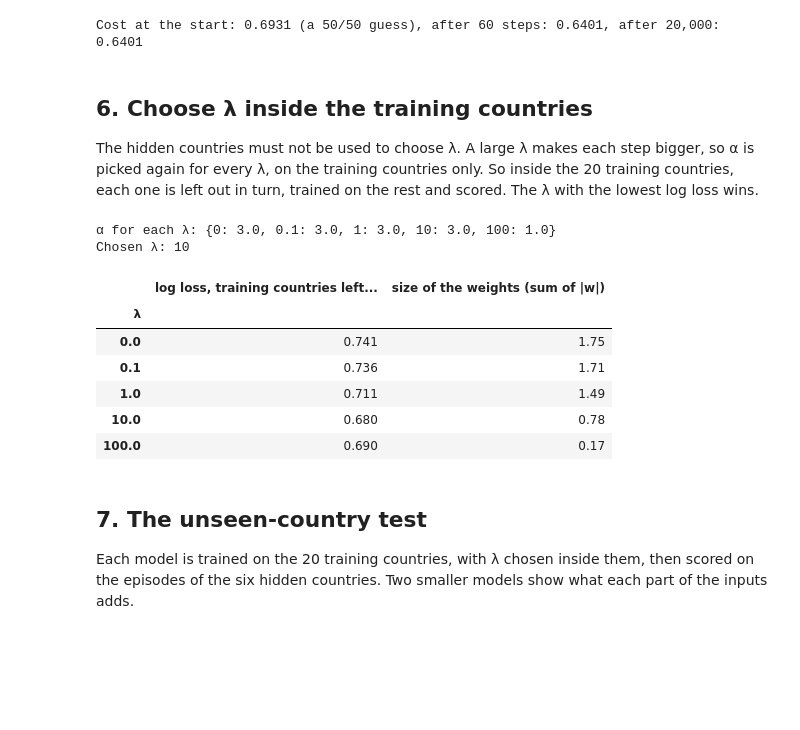
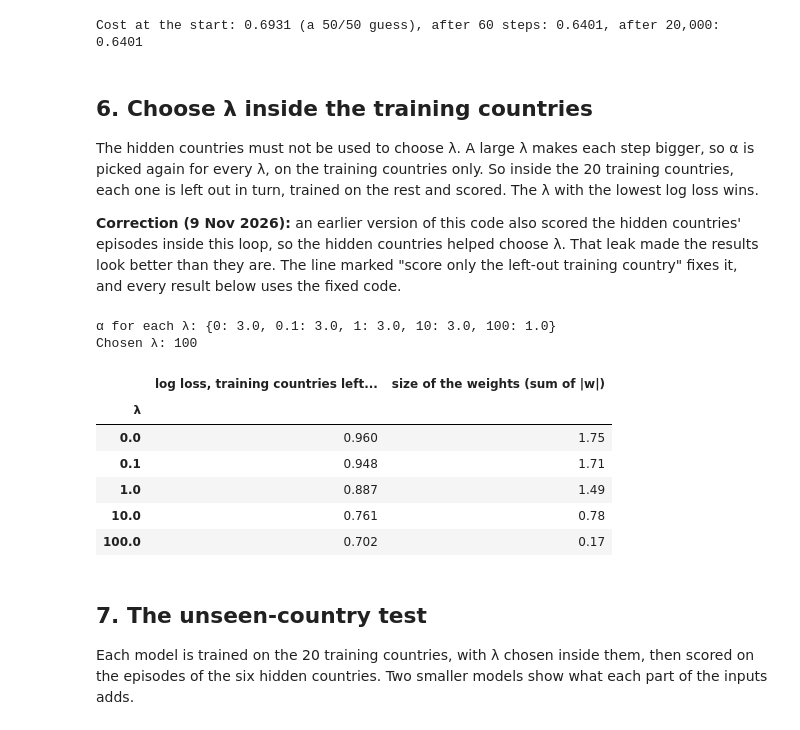
Before and after one commit to penelopemichou/austerity-ml, a Jupyter notebook: notebooks/ML03_logistic_regression_episode_classifier.ipynb, the cells around one changed output. Drawn from its saved outputs; the diff is of its cells as text; code cells hidden in the pictures; blank space fills up the shorter version.

```diff
--- a/notebooks/ML03_logistic_regression_episode_classifier.ipynb
+++ b/notebooks/ML03_logistic_regression_episode_classifier.ipynb
@@ -240,6 +242,8 @@ Cost at the start: 0.6931 (a 50/50 guess), after 60 steps: 0.6401, after 20,000:
 ## 6. Choose λ inside the training countries
 
 The hidden countries must not be used to choose λ. A large λ makes each step bigger, so α is picked again for every λ, on the training countries only. So inside the 20 training countries, each one is left out in turn, trained on the rest and scored. The λ with the lowest log loss wins.
+
+**Correction (9 Nov 2026):** an earlier version of this code also scored the hidden countries' episodes inside this loop, so the hidden countries helped choose λ. That leak made the results look better than they are. The line marked "score only the left-out training country" fixes it, and every result below uses the fixed code.
 # %%
 LAMBDAS = [0, 0.1, 1, 10, 100]
 
@@ -258,39 +262,40 @@ def proba(model, te, inputs):
 
 def inner_cv(tr_countries, inputs, lam, frame=rows, by_year=False):
     # leave one training country out at a time; the median is recomputed every time
     ys, ps = [], []
     for c in tr_countries:
         others = [x for x in frame[COUNTRY].unique() if x not in tr_countries or x == c]
         tr, te, _ = make_split(others, frame, by_year)
+        te = te[te[COUNTRY] == c]              # score only the left-out training country, never the hidden ones
         if len(te) == 0:
             continue
         ps.append(proba(fit_model(tr, inputs, lam), te, inputs)); ys.append(te["weak"].to_numpy())
     return log_loss(np.concatenate(ps), np.concatenate(ys))
 
 def choose_lambda(tr_countries, inputs, frame=rows, by_year=False):
     scores = {lam: inner_cv(tr_countries, inputs, lam, frame, by_year) for lam in LAMBDAS}
     return min(scores, key=scores.get), scores
 
 train_countries = [c for c in rows[COUNTRY].unique() if c not in test_countries]
 lam, lam_scores = choose_lambda(train_countries, INPUTS)
 
 table = []
 for l in LAMBDAS:
     model = fit_model(train, INPUTS, l)
     table.append({"λ": l, "log loss, training countries left out in turn": round(lam_scores[l], 3),
                   "size of the weights (sum of |w|)": round(np.abs(model[2]).sum(), 2)})
 print("Chosen λ:", lam)
 pd.DataFrame(table).set_index("λ")
 # %% [output]
 α for each λ: {0: 3.0, 0.1: 3.0, 1: 3.0, 10: 3.0, 100: 1.0}
-Chosen λ: 10
+Chosen λ: 100
 |  | log loss, training countries left... | size of the weights (sum of |w|) |
 | λ |  |  |
-| 0.0 | 0.741 | 1.75 |
-| 0.1 | 0.736 | 1.71 |
-| 1.0 | 0.711 | 1.49 |
-| 10.0 | 0.680 | 0.78 |
-| 100.0 | 0.690 | 0.17 |
+| 0.0 | 0.960 | 1.75 |
+| 0.1 | 0.948 | 1.71 |
+| 1.0 | 0.887 | 1.49 |
+| 10.0 | 0.761 | 0.78 |
+| 100.0 | 0.702 | 0.17 |
 # %% [markdown]
 ## 7. The unseen-country test
 
```
Also changed, not shown: parts of 14 cells of this notebook, 7 other files.
